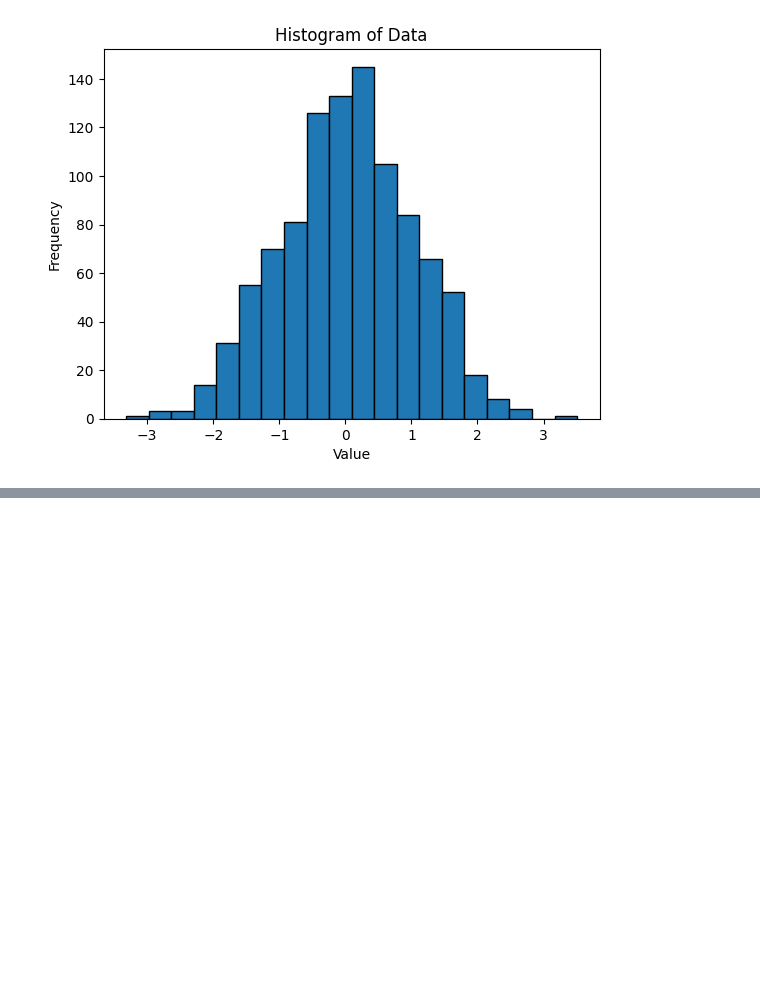
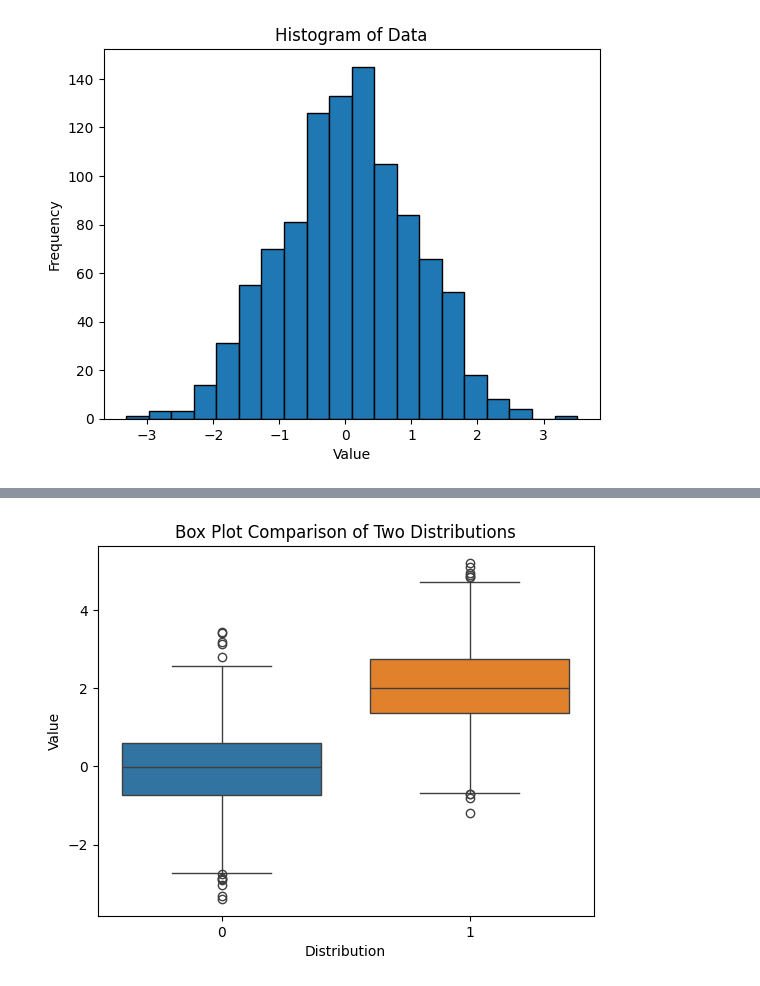
Before and after one commit to girishnn/sanjay, a Jupyter notebook: sanjay.ipynb, the cells around one changed output, grey strips where cells are left out. Cells and saved outputs as stored; diff of their text form; code cells hidden in the pictures; blank space fills up the shorter version.

```diff
--- a/sanjay.ipynb
+++ b/sanjay.ipynb
@@ -482,0 +519,15 @@ plt.show()
+# %%
+import seaborn as sns
+# Generate random data for two different distributions
+data1 = np.random.normal(0, 1, 1000)
+data2 = np.random.normal(2, 1, 1000)
+# Create a box plot to compare the two distributions
+sns.boxplot(data=[data1, data2])
+# Adding labels and a title
+plt.xlabel('Distribution')
+plt.ylabel('Value')
+plt.title('Box Plot Comparison of Two Distributions')
+# Show the plot
+plt.show()
+# %% [output]
+[figure, added]
```
Also changed, not shown: parts of 3 cells of this notebook.
